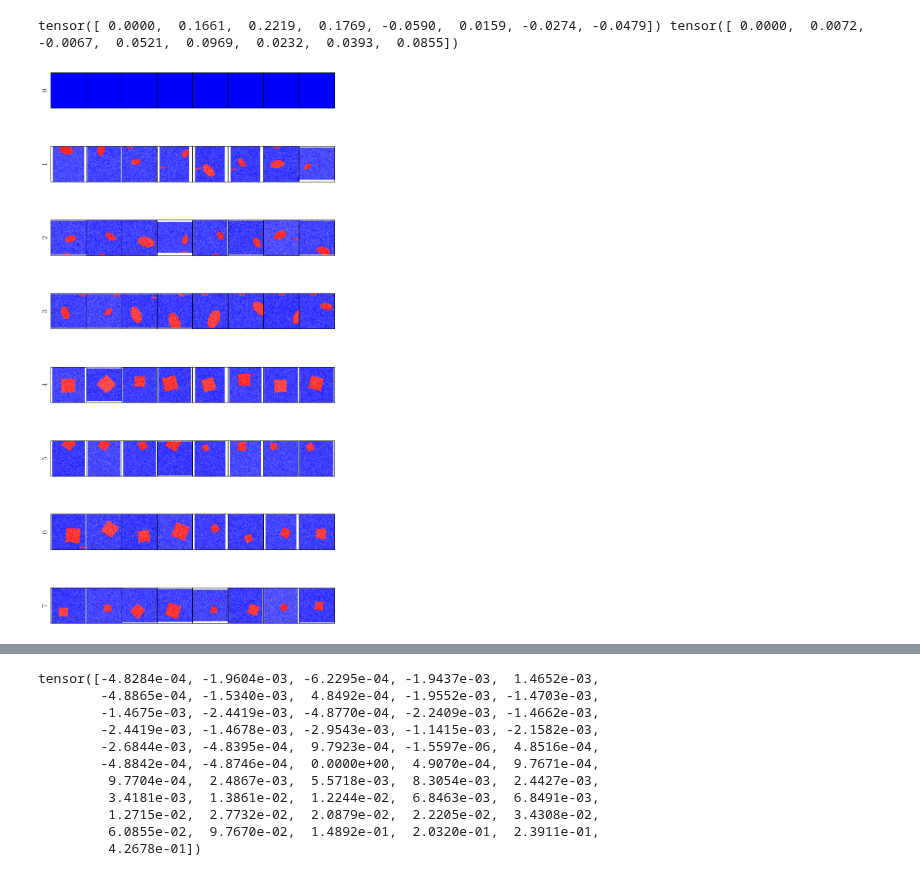
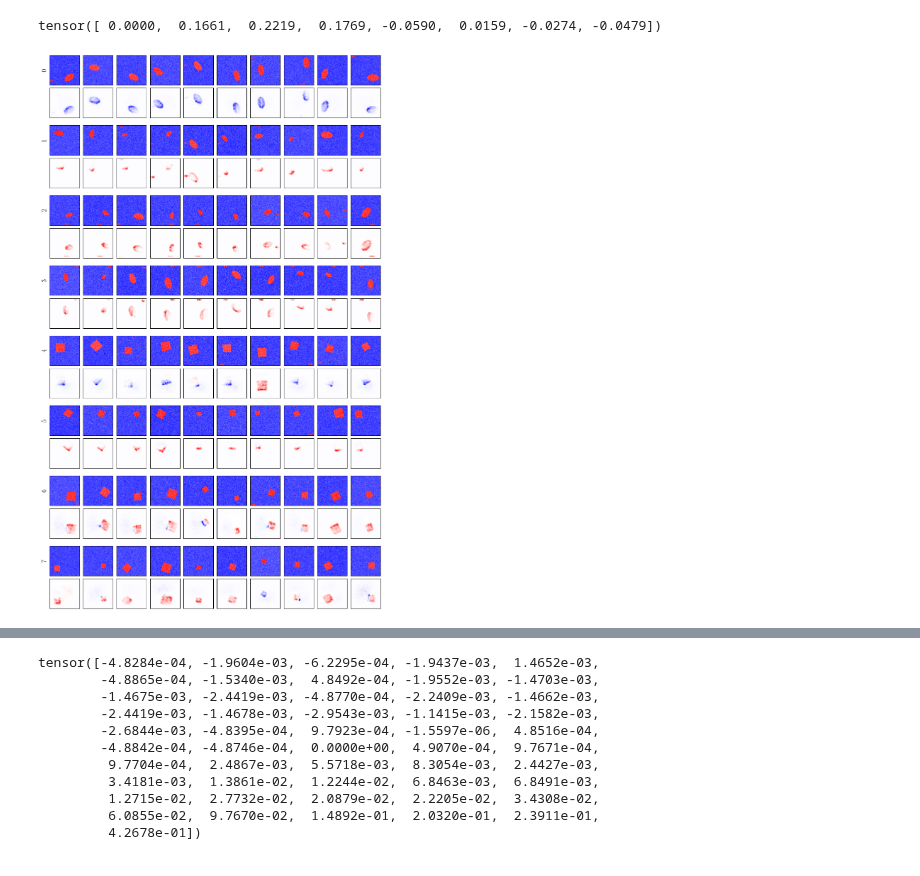
Before and after one commit to lillijo/xai-evaluation-master-thesis, a Jupyter notebook: experiments/test_out_measures.ipynb, the cells around one changed output, grey strips where cells are left out. Cells and saved outputs as stored; diff of their text form; code cells hidden in the pictures.

```diff
--- a/experiments/test_out_measures.ipynb
+++ b/experiments/test_out_measures.ipynb
@@ -76,0 +75,5 @@ making new test dataset
+# %%
+#bgds = TestDatasetBackground(length=300, im_dir="overlap_test_data")
+
+x = relsetds.load_watermark_mask(3)
+imgify(x)
@@ -176,16 +179,21 @@ with open("sizesRelMax.pickle", "wb") as f:
 # %%
 b, num_it = 50, 2
+from expbasics.crp_attribution import get_bbox
 
 model_name = f"{experiment_name}_{to_name(biases[b], num_it)}"
 model = load_model(model_path, biases[b], num_it, model_type)
 crpa = CRPAttribution(model, relsetds, model_path, model_name)
 filename = f"outputs/{experiment_name}/{b}_{num_it}.gz"
 with gzip.open(filename, mode="rb") as f:
     r_m_info = pickle.load(f)
 rels0 = r_m_info[2][:, 0].to(dtype=torch.float)
 rels1 = r_m_info[2][:, 1].to(dtype=torch.float)
-print(rels1.mean(dim=0), rels0.mean(dim=0))
-crpa.make_all_references(layer_name, range(8),relact="relevance")
+print((rels1).mean(dim=0))
+crpa.make_all_references(
+    layer_name,
+    list(range(8)),
+    "relevance",
+)
 # %% [output]
-tensor([ 0.0000,  0.1661,  0.2219,  0.1769, -0.0590,  0.0159, -0.0274, -0.0479]) tensor([ 0.0000,  0.0072, -0.0067,  0.0521,  0.0969,  0.0232,  0.0393,  0.0855])
+tensor([ 0.0000,  0.1661,  0.2219,  0.1769, -0.0590,  0.0159, -0.0274, -0.0479])
-[figure, old version]
+[figure, new version]
```
Also changed, not shown: parts of 5 cells of this notebook, 11 other files.
